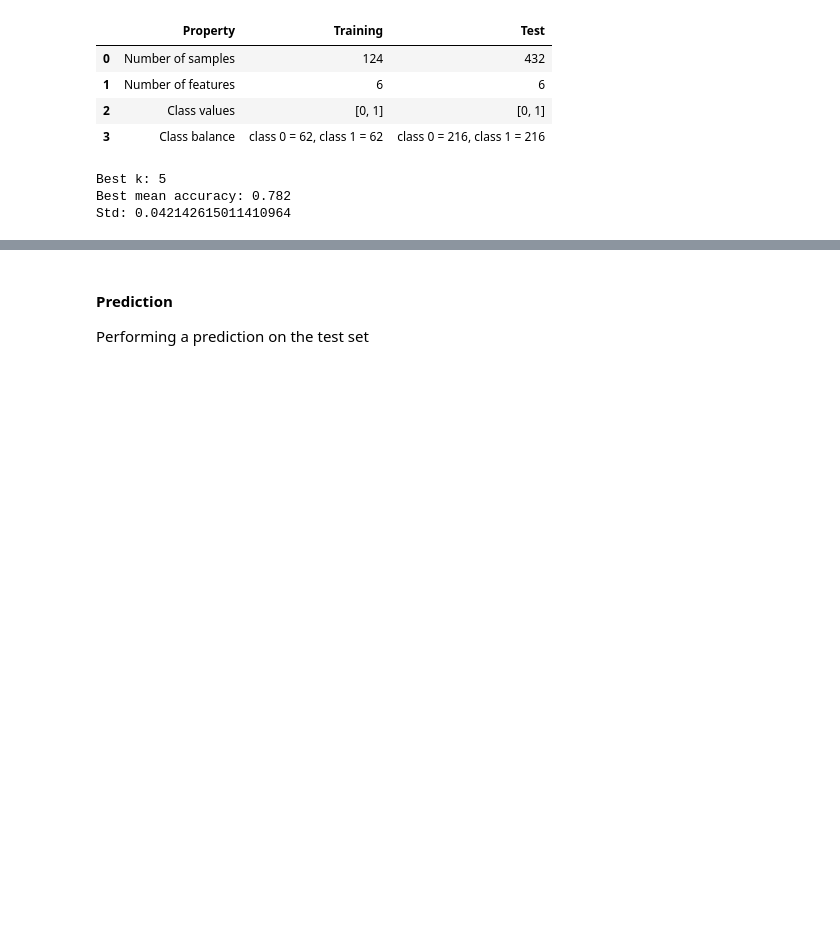
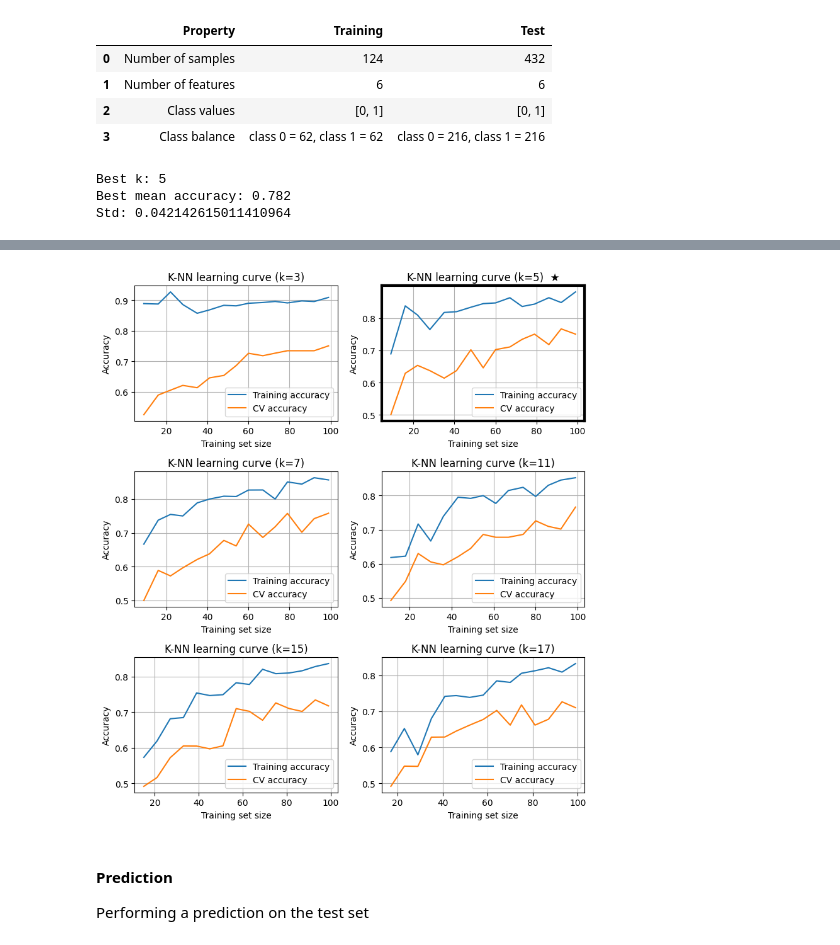
Before and after one commit to Borbico/Machine_Learning_Melaccio, a Jupyter notebook: collaudo/monk_KNN.ipynb, the cells around one changed output, grey strips where cells are left out. Saved outputs shown, nothing was run; the diff lists cells and outputs as text; code cells hidden in the pictures; blank space fills up the shorter version.

```diff
--- a/collaudo/monk_KNN.ipynb
+++ b/collaudo/monk_KNN.ipynb
@@ -19,6 +21,9 @@ n_split = 5
 default_cv = StratifiedKFold(n_splits=n_split, shuffle=True, random_state=42)
 
 default_krange = list(range(1, 41, 2))
+
+weights = "uniform"
+metric = "euclidean"
 # %% [markdown]
 <h2>Exploring Dataset</h2>
 <hr/>
@@ -60,3 +65,22 @@ kc.plot_knn_learning_curve(monk_1_TR_features, monk_1_TR_labels, best_k, 5 , 42)
+# %%
+
+models=[]
+for k in kc.k_neighborhood(best_k, len(monk_1_TR_labels)):
+    models.append(KNeighborsClassifier(
+        n_neighbors=k,
+        weights=weights,
+        metric=metric
+    ))
+
+kc.plot_knn_learning_curves_grid(
+    models=models,
+    X=monk_1_TR_features,
+    y=monk_1_TR_labels,
+    cv=default_cv,
+    highlight_k=best_k
+)
+# %% [output]
+[figure, added]
 # %% [markdown]
 <h4>Prediction</h4>
 <p>Performing a prediction on the test set</p>
```
Also changed, not shown: parts of 11 cells of this notebook, 5 other files.
